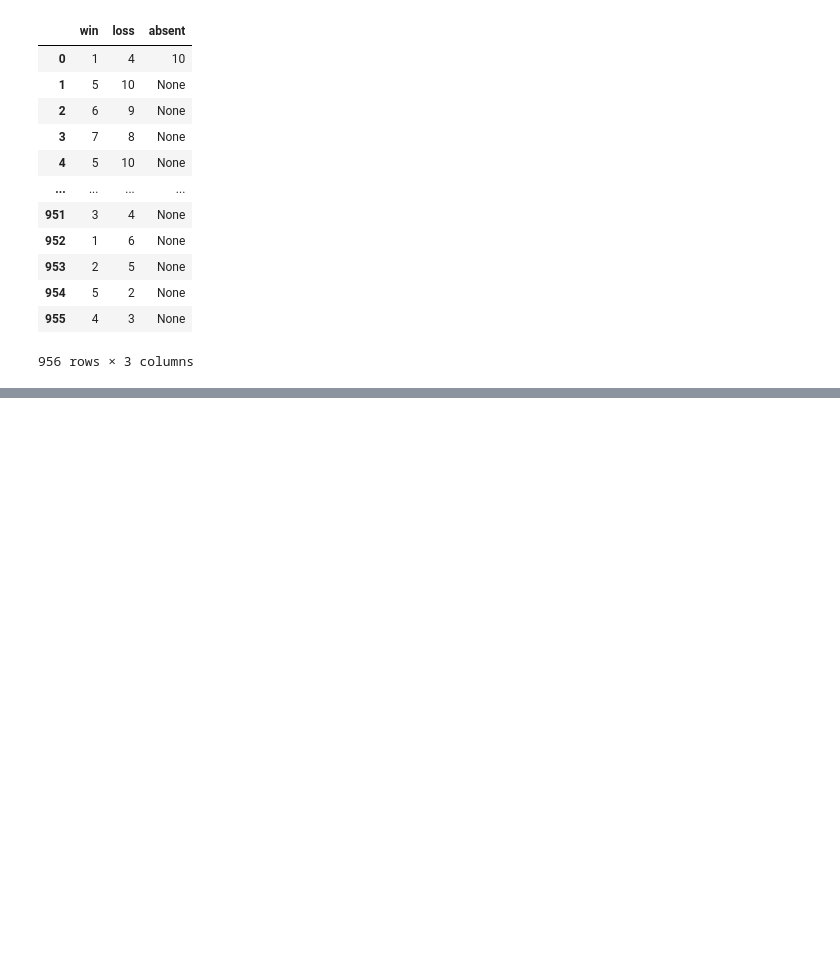
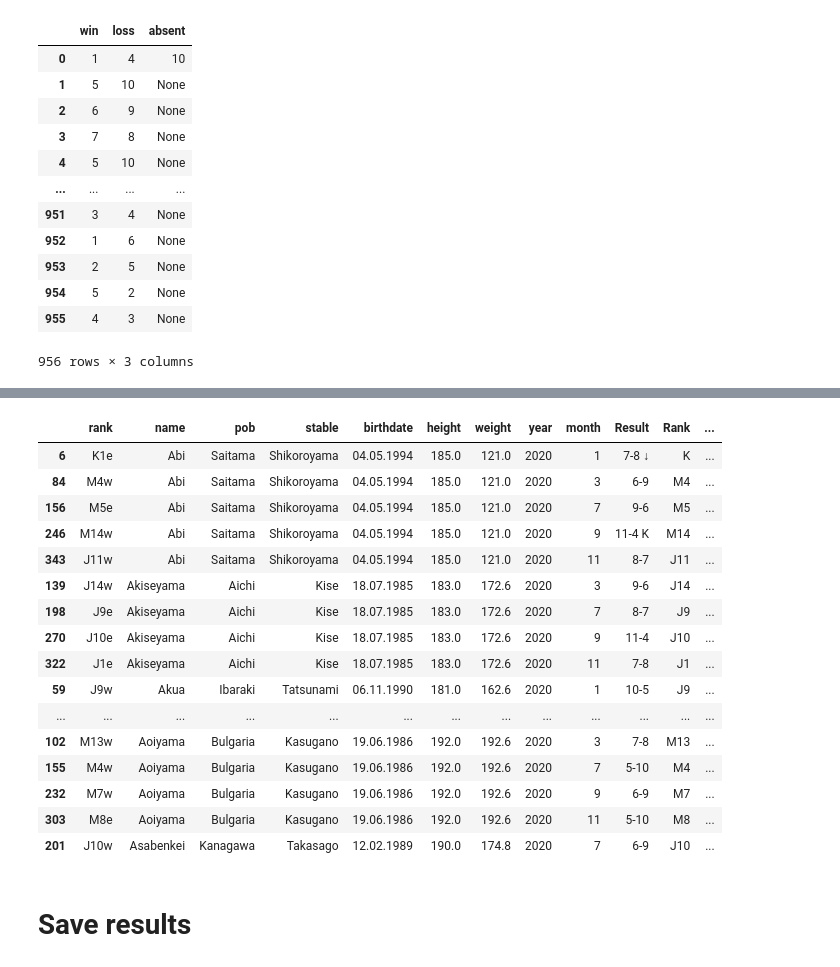
Before and after one commit to Nathaniel-insight/sumo_banzuke, a Jupyter notebook: process_data.ipynb, the cells around one changed output, grey strips where cells are left out. Saved outputs shown, nothing was run; the diff lists cells and outputs as text; code cells hidden in the pictures; blank space fills up the shorter version.

```diff
--- a/process_data.ipynb
+++ b/process_data.ipynb
@@ -156,0 +161,4 @@ clean_ht_result(ht_new)
+# %%
+ht_clean = clean_ht_result(ht_new)
+ht_up = ht_new.join(ht_clean)
+ht_up.head()
@@ -156,0 +172,4 @@ clean_ht_result(ht_new)
+# %%
+idx = ['name','year','month']
+nf = bz.join(ht_up.set_index(idx), on = idx)
+nf.info()
@@ -156,0 +203,25 @@ clean_ht_result(ht_new)
+# %%
+grouper = ['name']
+sf = nf.sort_values(['name','year','month'])
+sf['next_rank'] = sf.groupby(grouper)['rank'].shift(-1)
+sf.head(20)
+# %% [output]
+|  | rank | name | pob | stable | birthdate | height | weight | year | month | Result | Rank | ... |
+| 6 | K1e | Abi | Saitama | Shikoroyama | 04.05.1994 | 185.0 | 121.0 | 2020 | 1 | 7-8 ↓ | K | ... |
+| 84 | M4w | Abi | Saitama | Shikoroyama | 04.05.1994 | 185.0 | 121.0 | 2020 | 3 | 6-9 | M4 | ... |
+| 156 | M5e | Abi | Saitama | Shikoroyama | 04.05.1994 | 185.0 | 121.0 | 2020 | 7 | 9-6 | M5 | ... |
+| 246 | M14w | Abi | Saitama | Shikoroyama | 04.05.1994 | 185.0 | 121.0 | 2020 | 9 | 11-4 K | M14 | ... |
+| 343 | J11w | Abi | Saitama | Shikoroyama | 04.05.1994 | 185.0 | 121.0 | 2020 | 11 | 8-7 | J11 | ... |
+| 139 | J14w | Akiseyama | Aichi | Kise | 18.07.1985 | 183.0 | 172.6 | 2020 | 3 | 9-6 | J14 | ... |
+| 198 | J9e | Akiseyama | Aichi | Kise | 18.07.1985 | 183.0 | 172.6 | 2020 | 7 | 8-7 | J9 | ... |
+| 270 | J10e | Akiseyama | Aichi | Kise | 18.07.1985 | 183.0 | 172.6 | 2020 | 9 | 11-4 | J10 | ... |
+| 322 | J1e | Akiseyama | Aichi | Kise | 18.07.1985 | 183.0 | 172.6 | 2020 | 11 | 7-8 | J1 | ... |
+| 59 | J9w | Akua | Ibaraki | Tatsunami | 06.11.1990 | 181.0 | 162.6 | 2020 | 1 | 10-5 | J9 | ... |
+| ... | ... | ... | ... | ... | ... | ... | ... | ... | ... | ... | ... | ... |
+| 102 | M13w | Aoiyama | Bulgaria | Kasugano | 19.06.1986 | 192.0 | 192.6 | 2020 | 3 | 7-8 | M13 | ... |
+| 155 | M4w | Aoiyama | Bulgaria | Kasugano | 19.06.1986 | 192.0 | 192.6 | 2020 | 7 | 5-10 | M4 | ... |
+| 232 | M7w | Aoiyama | Bulgaria | Kasugano | 19.06.1986 | 192.0 | 192.6 | 2020 | 9 | 6-9 | M7 | ... |
+| 303 | M8e | Aoiyama | Bulgaria | Kasugano | 19.06.1986 | 192.0 | 192.6 | 2020 | 11 | 5-10 | M8 | ... |
+| 201 | J10w | Asabenkei | Kanagawa | Takasago | 12.02.1989 | 190.0 | 174.8 | 2020 | 7 | 6-9 | J10 | ... |
+# %% [markdown]
+# Save results
```
Also changed, not shown: parts of 6 cells of this notebook, 1 other file.
